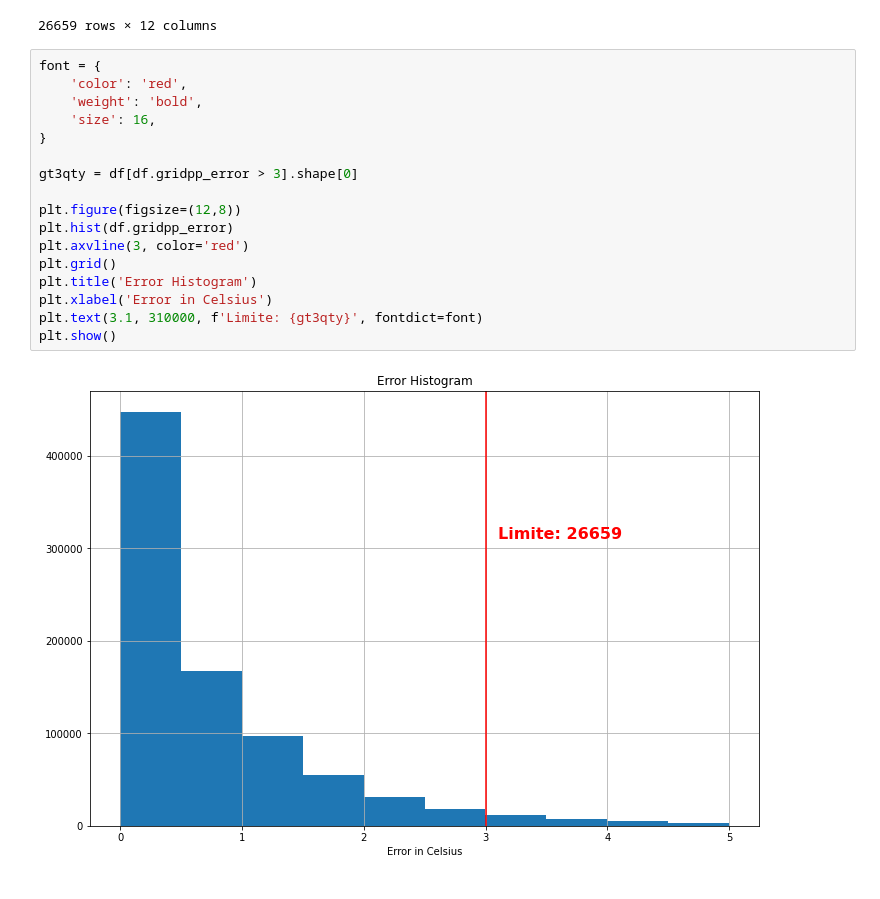
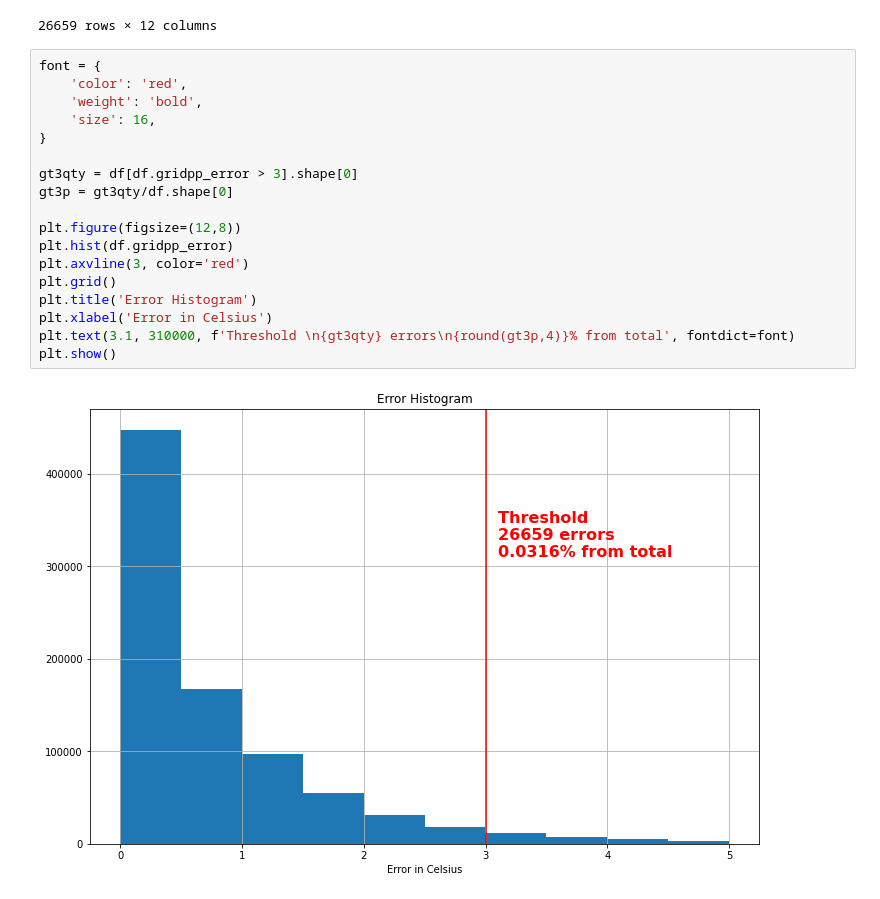
Before and after one commit to garaujo94/msc_postprocessing_weather, a Jupyter notebook: notebooks/EDA.ipynb, the cells around one changed output. Saved outputs shown, nothing was run; the diff lists cells and outputs as text.

```diff
--- a/notebooks/EDA.ipynb
+++ b/notebooks/EDA.ipynb
@@ -42,19 +43,20 @@ df[df.gridpp_error > 3]
 # %%
 font = {
     'color': 'red',
     'weight': 'bold',
     'size': 16,
 }
 
 gt3qty = df[df.gridpp_error > 3].shape[0]
+gt3p = gt3qty/df.shape[0]
 
 plt.figure(figsize=(12,8))
 plt.hist(df.gridpp_error)
 plt.axvline(3, color='red')
 plt.grid()
 plt.title('Error Histogram')
 plt.xlabel('Error in Celsius')
-plt.text(3.1, 310000, f'Limite: {gt3qty}', fontdict=font)
+plt.text(3.1, 310000, f'Threshold \n{gt3qty} errors\n{round(gt3p,4)}% from total', fontdict=font)
 plt.show()
 # %% [output]
-[figure, old version]
+[figure, new version]
```
Also changed, not shown: parts of 8 cells of this notebook, 10 other files.
